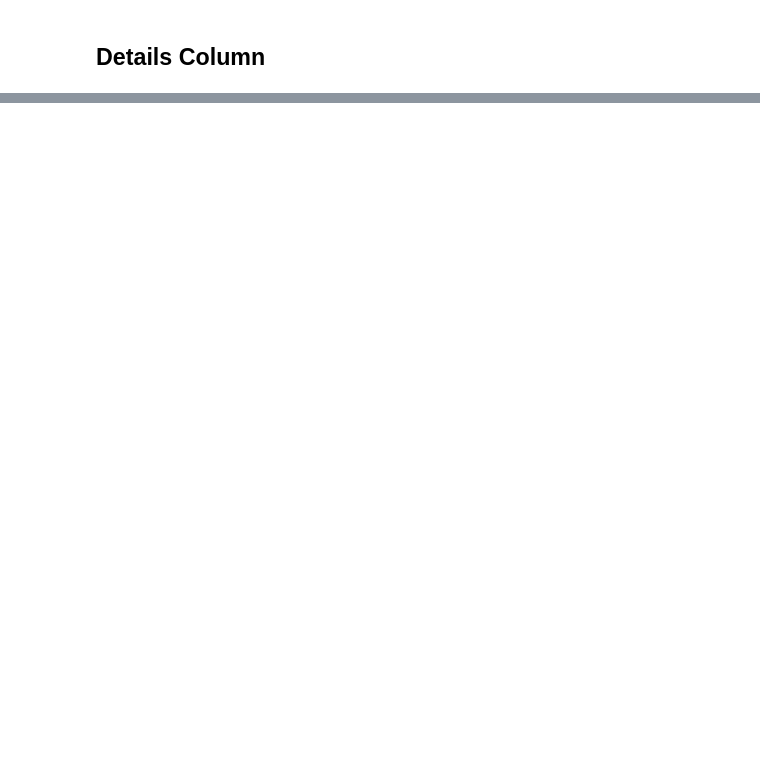
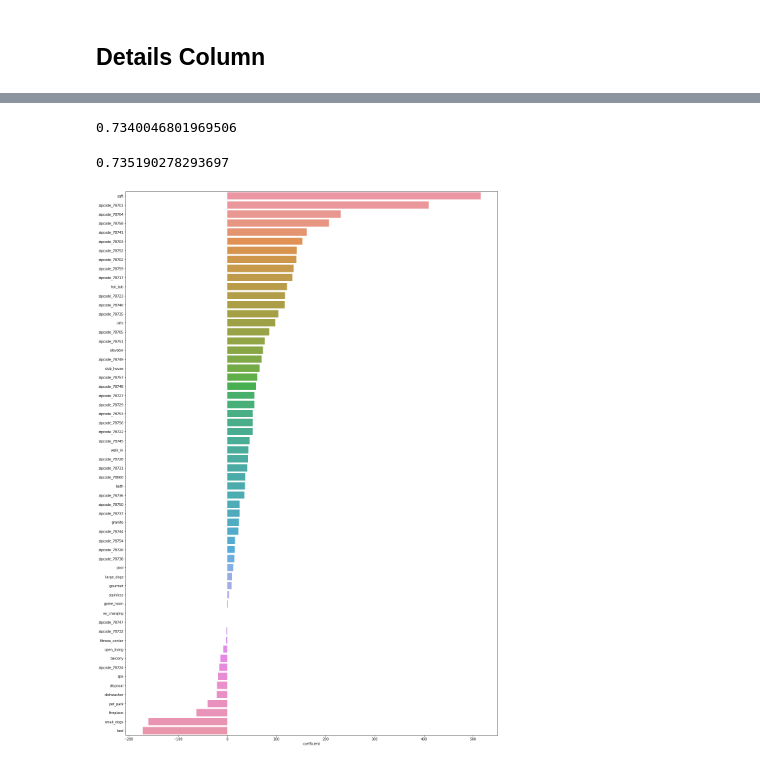
Before and after one commit to datapointchris/etl-housing, a Jupyter notebook: trulia_csv_to_nlp.ipynb, the cells around one changed output, grey strips where cells are left out. Cells and saved outputs as stored; diff of their text form; code cells hidden in the pictures; blank space fills up the shorter version.

```diff
--- a/trulia_csv_to_nlp.ipynb
+++ b/trulia_csv_to_nlp.ipynb
@@ -105,0 +215,32 @@ df.sample(10)
+# %%
+#To get predictions (y_hat) and check them all in one using cross validation
+
+predictions = cross_val_predict(lm, X_test, y_test, cv = 5)     #y_test is needed here in predictions to get scores for each fold of cv
+
+accuracy = r2_score(y_test, predictions)  #this says the accuracy of the predictions from the best cv fold
+print(accuracy)
+# %% [output]
+0.7340046801969506
+# %%
+#If this is good, continue to fit the model on the data
+
+
+lm.fit(X_train, y_train)
+
+y_pred = lm.predict(X_test)      #this gives me my predictions
+
+lm.score(X_test, y_test)     #this tells me my model performance
+# %% [output]
+0.735190278293697
+# %%
+coefficients = list(lm.coef_)
+# %%
+coef_df = pd.DataFrame(coefficients, index=features, columns=['coefficient'])
+# coef_df.loc[0] = coefficients
+# %%
+sorted_coef = coef_df.sort_values(by='coefficient', ascending=False)['coefficient']
+# %%
+fig, ax = plt.subplots(figsize=(20,30))
+sns.barplot(x = sorted_coef, y = sorted_coef.index);
+# %% [output]
+[figure, added]
```
Also changed, not shown: parts of 24 cells of this notebook, 4 other files.
